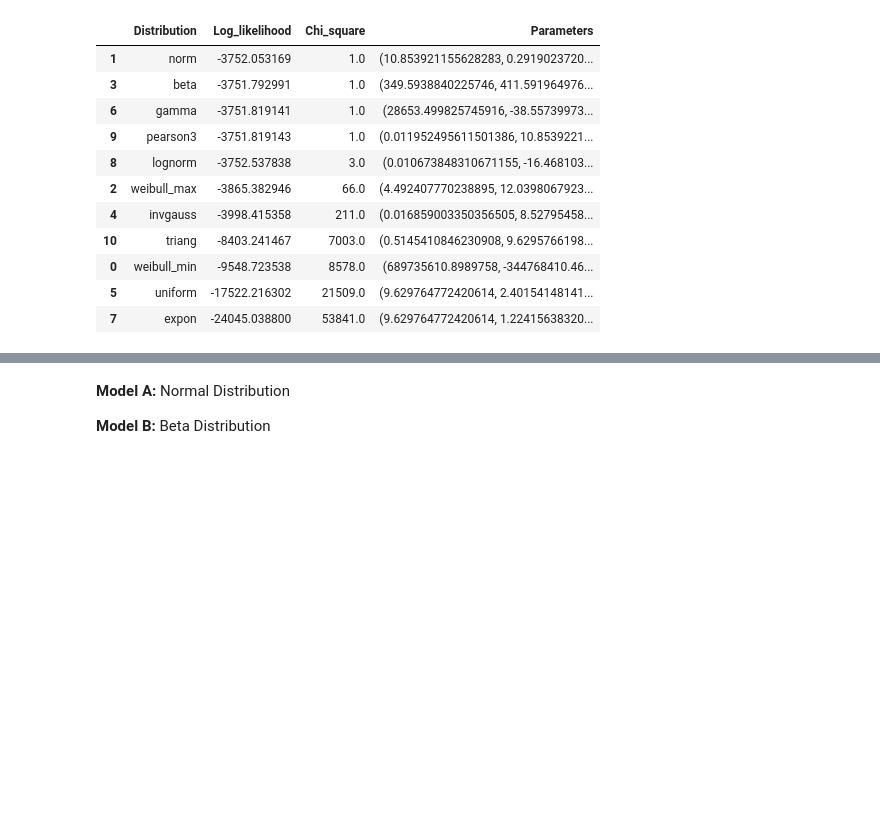
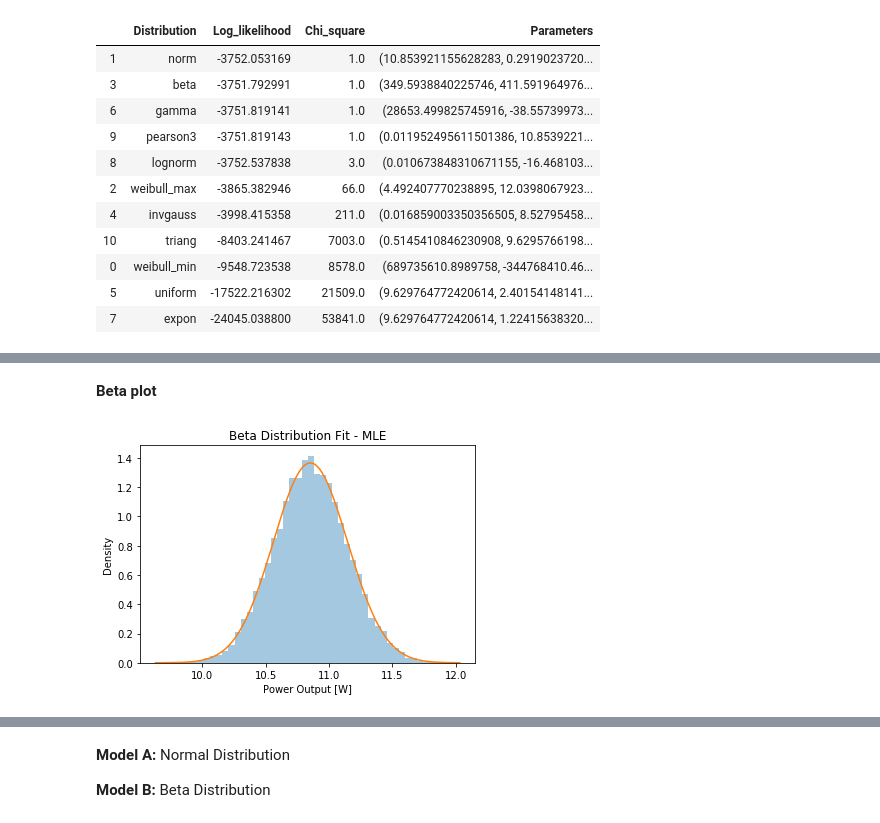
Before and after one commit to oriolgarrobe/Thesis, a Jupyter notebook: Max_likelihood.ipynb, the cells around one changed output, grey strips where cells are left out. Drawn from its saved outputs; the diff is of its cells as text; code cells hidden in the pictures; blank space fills up the shorter version.

```diff
--- a/Max_likelihood.ipynb
+++ b/Max_likelihood.ipynb
@@ -68,0 +100,10 @@ results
+# %% [markdown]
+**Beta plot**
+# %%
+beta_fit = sns.distplot(a = simulation, kde = False, norm_hist=True, axlabel='Power Output [W]')
+plt.plot(simulation, scipy.stats.beta.pdf(simulation, *params_beta))
+beta_fit.set_title('Beta Distribution Fit - MLE')
+beta_fit.set_ylabel('Density')
+plt.savefig('Data/Plots/MLE_Beta.png')
+# %% [output]
+[figure, added]
```
Also changed, not shown: parts of 11 cells of this notebook, 11 other files.
